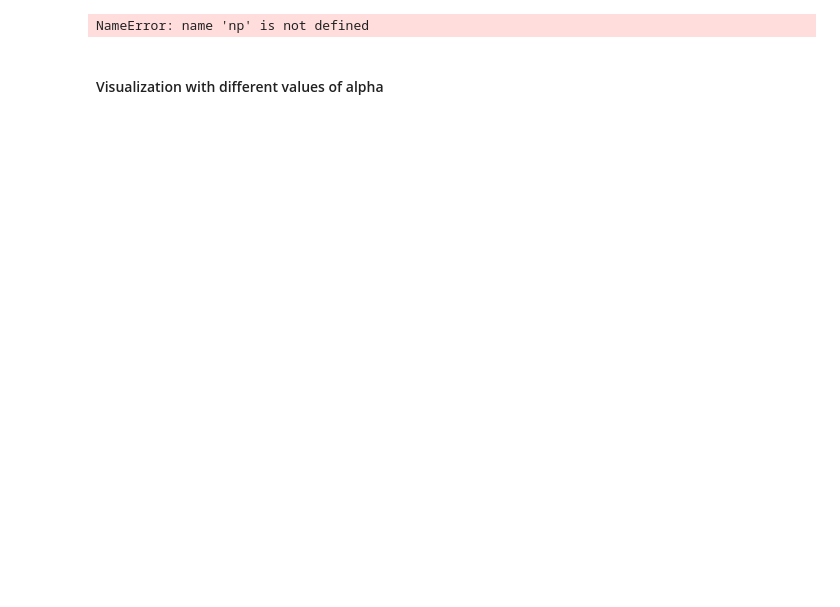
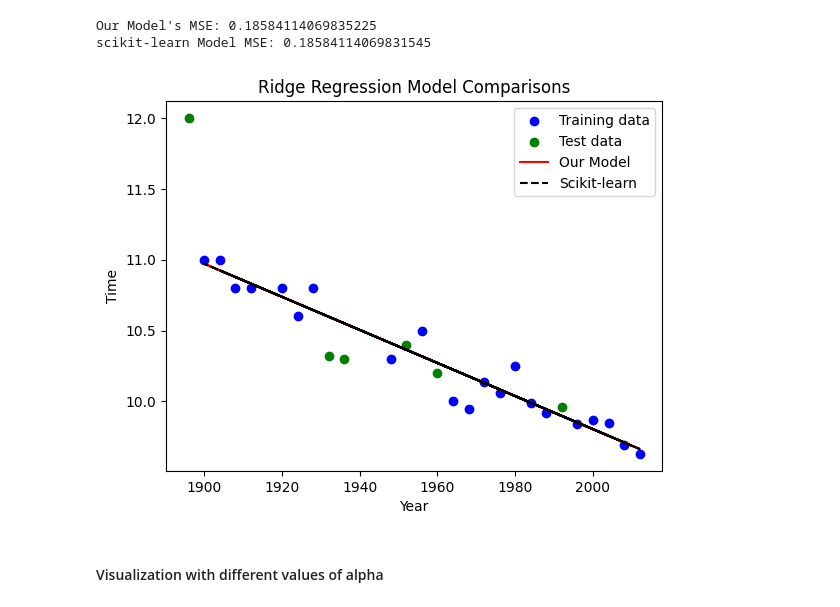
Before and after one commit to setrar/MALIS, a Jupyter notebook: projects/proj3/ridge.ipynb, the cells around one changed output. Cells and saved outputs as stored; diff of their text form; code cells hidden in the pictures; blank space fills up the shorter version.

```diff
--- a/projects/proj3/ridge.ipynb
+++ b/projects/proj3/ridge.ipynb
@@ -31,36 +31,38 @@ y = np.array(y)
 
 # Split the data into training and test sets
 X_train, X_test, y_train, y_test = train_test_split(X, y, test_size=0.2, random_state=42)
 
 alpha = 1
 our_model = RidgeRegression(alpha=alpha)
 our_model.fit(X_train, y_train)
 predictions = our_model.predict(X_test)
 
 # scikit-learn Ridge Regression model
 sklearn_ridge = Ridge(alpha=alpha)
 sklearn_ridge.fit(X_train, y_train)
 sklearn_predictions = sklearn_ridge.predict(X_test)
 
 # Compare the models using mean squared error
 our_model_mse = mean_squared_error(y_test, predictions)
 sklearn_mse = mean_squared_error(y_test, sklearn_predictions)
 
 print(f"Our Model's MSE: {our_model_mse}")
 print(f"scikit-learn Model MSE: {sklearn_mse}")
 
 # Plotting the results to visualize the fit
 plt.scatter(X_train, y_train, color='blue', label='Training data')
 plt.scatter(X_test, y_test, color='green', label='Test data')
-plt.plot(years, our_model.predict(years.reshape(-1, 1)), color='red', label='Our Model')
-plt.plot(years, sklearn_ridge.predict(years.reshape(-1, 1)), color='black', linestyle='--', label='Scikit-learn')
+plt.plot(X_train, our_model.predict(X_train.reshape(-1, 1)), color='red', label='Our Model')
+plt.plot(X_train, sklearn_ridge.predict(X_train.reshape(-1, 1)), color='black', linestyle='--', label='Scikit-learn')
 plt.xlabel('Year')
 plt.ylabel('Time')
 plt.title('Ridge Regression Model Comparisons')
 plt.legend()
 plt.show()
 # %% [output]
-NameError: name 'np' is not defined
+Our Model's MSE: 0.18584114069835225
+scikit-learn Model MSE: 0.18584114069831545
+[figure, added]
 # %% [markdown]
 #### Visualization with different values of alpha
 # %%
```
Also changed, not shown: parts of 1 cell of this notebook, 1 other file.
